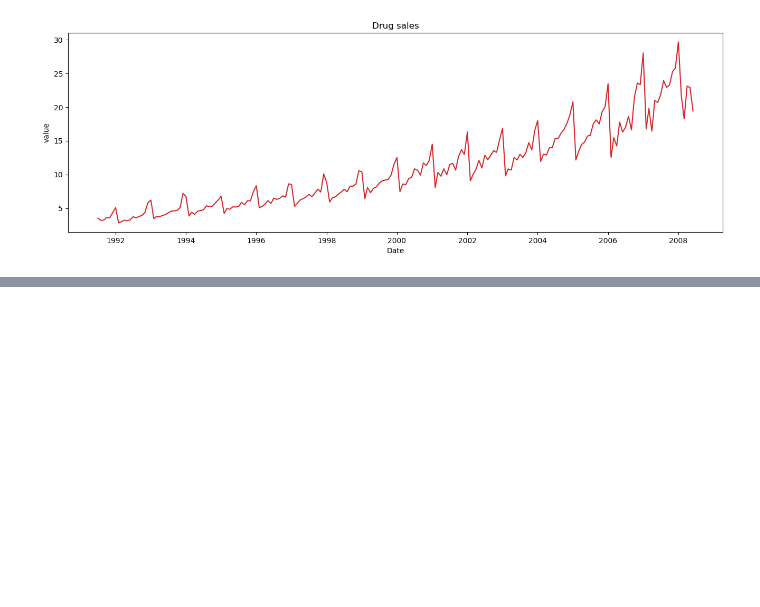
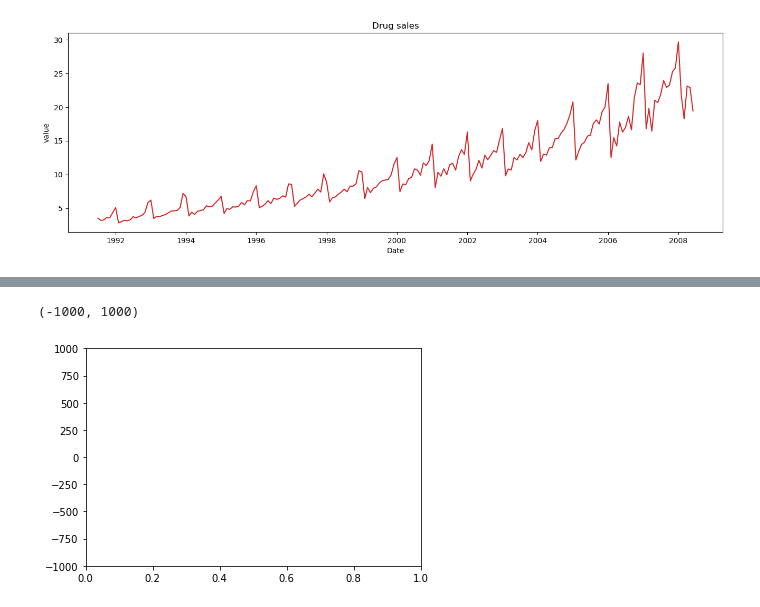
Before and after one commit to david8388/Python-100-Days, a Jupyter notebook: Project/TimeSeries/series.ipynb, the cells around one changed output, grey strips where cells are left out. Drawn from its saved outputs; the diff is of its cells as text; code cells hidden in the pictures; blank space fills up the shorter version.

```diff
--- a/Project/TimeSeries/series.ipynb
+++ b/Project/TimeSeries/series.ipynb
@@ -40,0 +52,5 @@ df.head()
+# %%
+plt.ylim(-1000, 1000)
+# %% [output]
+(-1000, 1000)
+[figure, added]
```
Also changed, not shown: parts of 8 cells of this notebook.
